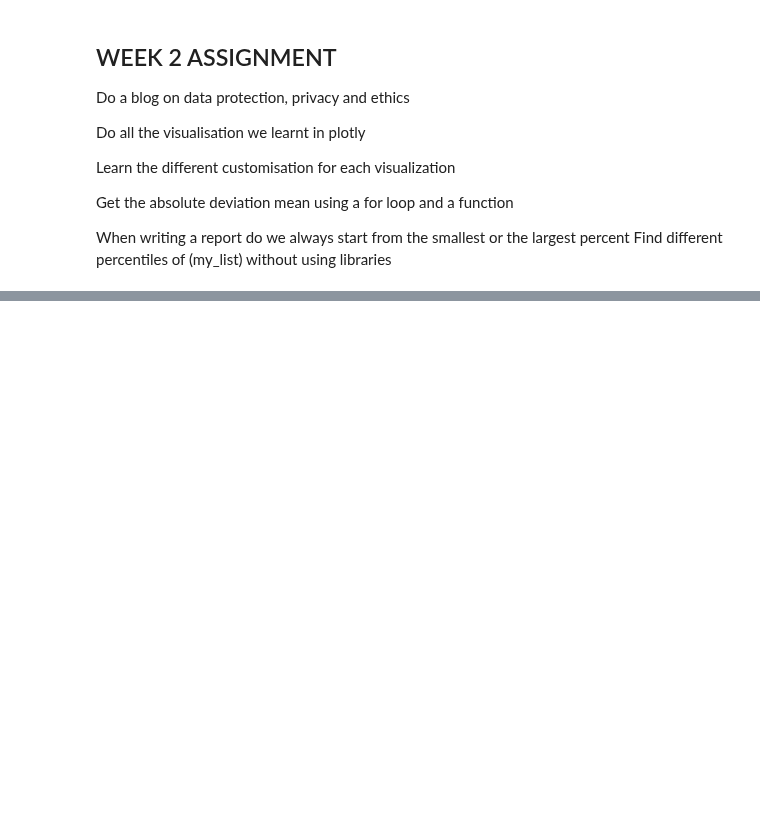
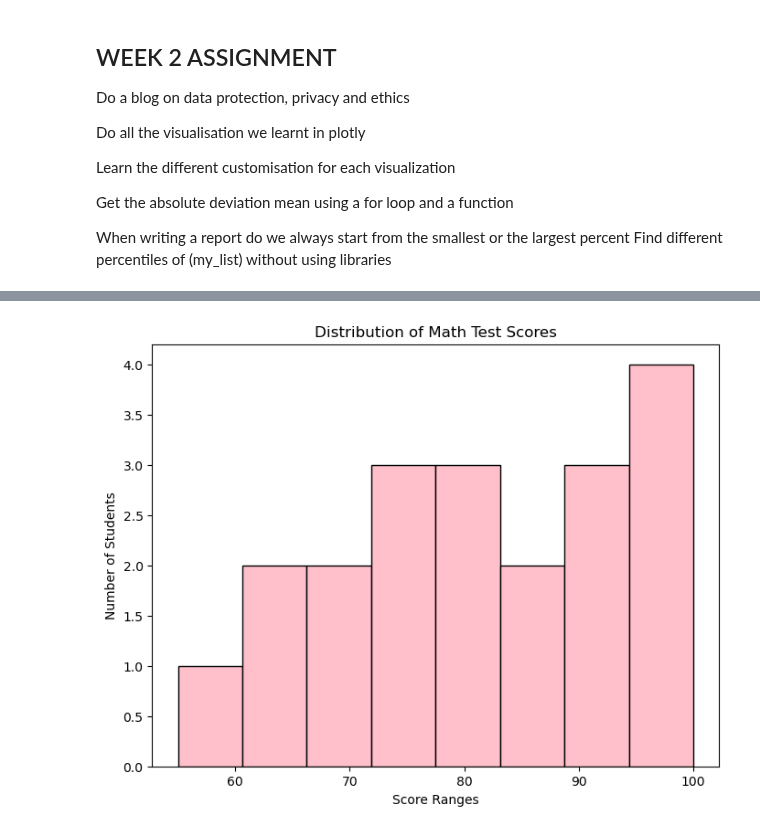
Before and after one commit to claudiahW/LuxDev, a Jupyter notebook: week2assignment.ipynb, the cells around one changed output, grey strips where cells are left out. Drawn from its saved outputs; the diff is of its cells as text; code cells hidden in the pictures; blank space fills up the shorter version.

```diff
--- a/week2assignment.ipynb
+++ b/week2assignment.ipynb
@@ -47,0 +66,18 @@ Bar plots look similar to count plots, but instead of the count of observations
+# %%
+import matplotlib.pyplot as plt
+import numpy as np
+
+scores = [55, 62, 67, 70, 72, 75, 78, 80, 82, 85, 88, 90, 92, 95, 98, 100, 100, 65, 77, 89]
+plt.figure(figsize=(8,6))
+# Create a histogram
+plt.hist(scores, bins=8, color='pink', edgecolor='black')
+
+# Add titles and labels
+plt.title('Distribution of Math Test Scores')
+plt.xlabel('Score Ranges')
+plt.ylabel('Number of Students')
+
+# Show the plot
+plt.show()
+# %% [output]
+[figure, added]
```
Also changed, not shown: parts of 4 cells of this notebook, 2 other files.
